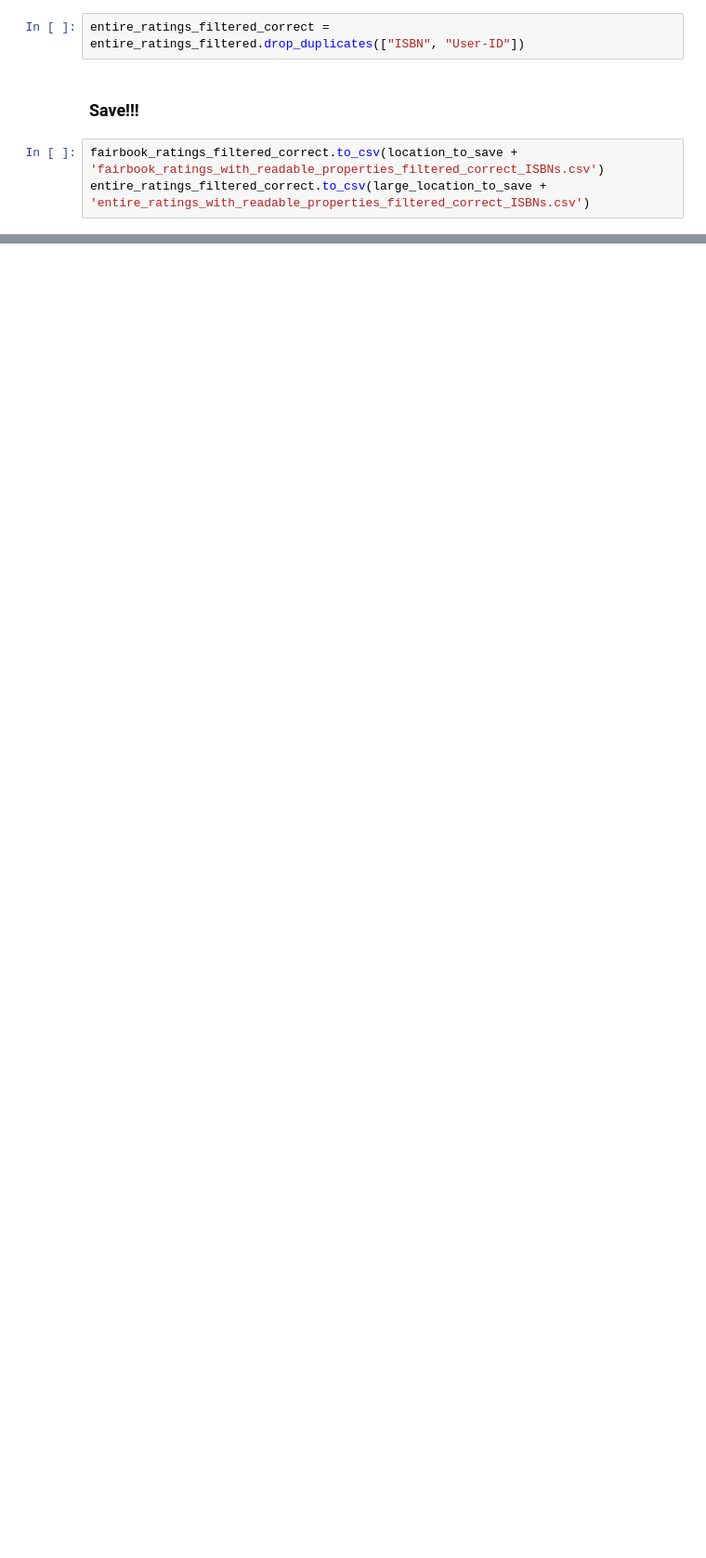
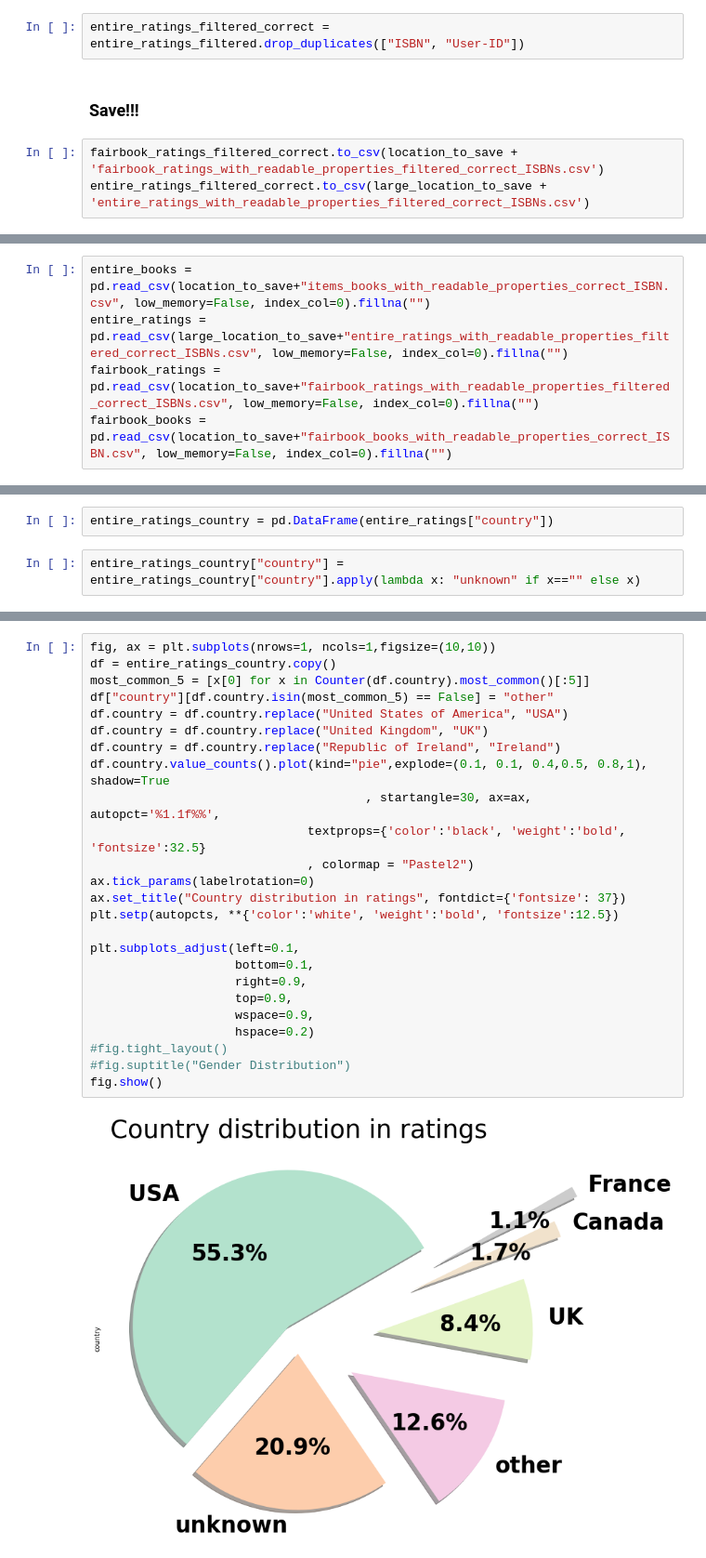
Before and after one commit to SavvinaDaniil/EnrichBookCrossing, a Jupyter notebook: Graphs.ipynb, the cells around one changed output, grey strips where cells are left out. Shown at 93% size. Saved outputs shown, nothing was run; the diff lists cells and outputs as text; blank space fills up the shorter version.

Commit message:
finalize data, improve graphs

```diff
--- a/Graphs.ipynb
+++ b/Graphs.ipynb
@@ -95,0 +100,5 @@ len(entire_books)
+# %%
+entire_books = pd.read_csv(location_to_save+"items_books_with_readable_properties_correct_ISBN.csv", low_memory=False, index_col=0).fillna("")
+entire_ratings = pd.read_csv(large_location_to_save+"entire_ratings_with_readable_properties_filtered_correct_ISBNs.csv", low_memory=False, index_col=0).fillna("")
+fairbook_ratings = pd.read_csv(location_to_save+"fairbook_ratings_with_readable_properties_filtered_correct_ISBNs.csv", low_memory=False, index_col=0).fillna("")
+fairbook_books = pd.read_csv(location_to_save+"fairbook_books_with_readable_properties_correct_ISBN.csv", low_memory=False, index_col=0).fillna("")
@@ -95,0 +119,4 @@ len(entire_books)
+# %%
+entire_ratings_country = pd.DataFrame(entire_ratings["country"])
+# %%
+entire_ratings_country["country"] = entire_ratings_country["country"].apply(lambda x: "unknown" if x=="" else x)
@@ -95,0 +129,27 @@ len(entire_books)
+# %%
+fig, ax = plt.subplots(nrows=1, ncols=1,figsize=(10,10))
+df = entire_ratings_country.copy()
+most_common_5 = [x[0] for x in Counter(df.country).most_common()[:5]]
+df["country"][df.country.isin(most_common_5) == False] = "other"
+df.country = df.country.replace("United States of America", "USA")
+df.country = df.country.replace("United Kingdom", "UK")
+df.country = df.country.replace("Republic of Ireland", "Ireland")
+df.country.value_counts().plot(kind="pie",explode=(0.1, 0.1, 0.4,0.5, 0.8,1), shadow=True
+                                      , startangle=30, ax=ax,  autopct='%1.1f%%',
+                              textprops={'color':'black', 'weight':'bold', 'fontsize':32.5}
+                              , colormap = "Pastel2")
+ax.tick_params(labelrotation=0)
+ax.set_title("Country distribution in ratings", fontdict={'fontsize': 37})
+plt.setp(autopcts, **{'color':'white', 'weight':'bold', 'fontsize':12.5})
+
+plt.subplots_adjust(left=0.1,
+                    bottom=0.1,
+                    right=0.9,
+                    top=0.9,
+                    wspace=0.9,
+                    hspace=0.2)
+#fig.tight_layout()
+#fig.suptitle("Gender Distribution")
+fig.show()
+# %% [output]
+[figure, added]
```
Also changed, not shown: parts of 35 cells of this notebook, 3 other files.
